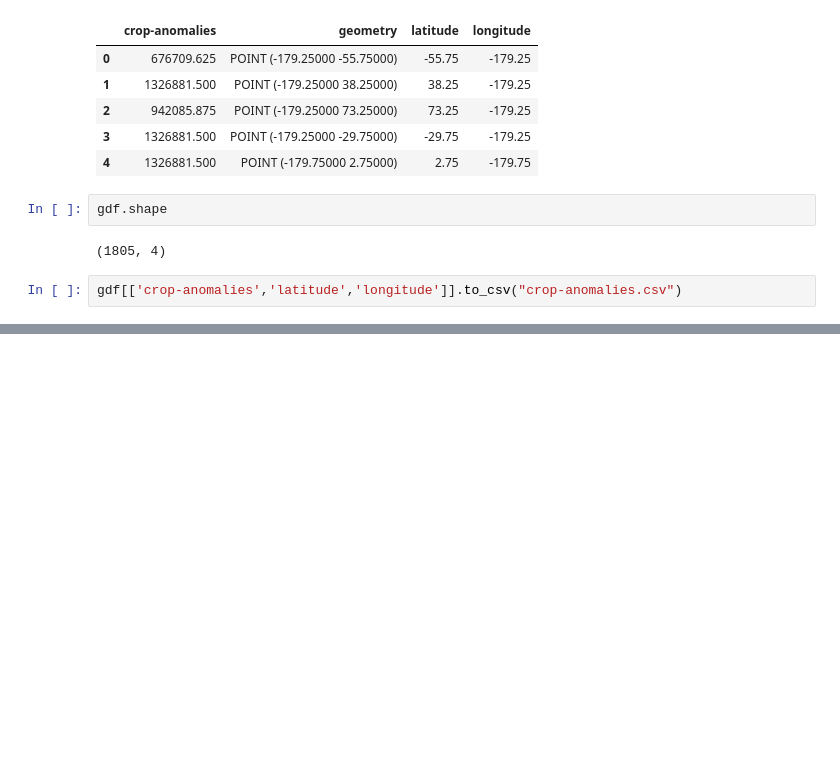
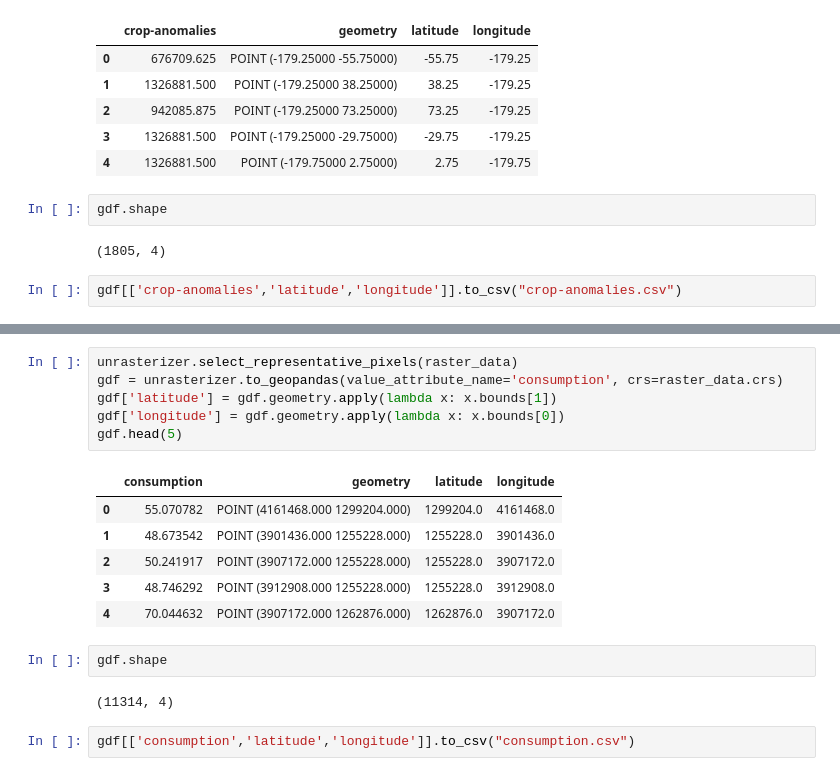
Before and after one commit to WorldModelers/ModelService, a Jupyter notebook: Model-Outputs/raster-to-csv.ipynb, the cells around one changed output, grey strips where cells are left out. Drawn from its saved outputs; the diff is of its cells as text; blank space fills up the shorter version.

```diff
--- a/Model-Outputs/raster-to-csv.ipynb
+++ b/Model-Outputs/raster-to-csv.ipynb
@@ -176,0 +194,19 @@ gdf[['crop-anomalies','latitude','longitude']].to_csv("crop-anomalies.csv")
+# %%
+unrasterizer.select_representative_pixels(raster_data)
+gdf = unrasterizer.to_geopandas(value_attribute_name='consumption', crs=raster_data.crs)
+gdf['latitude'] = gdf.geometry.apply(lambda x: x.bounds[1])
+gdf['longitude'] = gdf.geometry.apply(lambda x: x.bounds[0])
+gdf.head(5)
+# %% [output]
+|  | consumption | geometry | latitude | longitude |
+| 0 | 55.070782 | POINT (4161468.000 1299204.000) | 1299204.0 | 4161468.0 |
+| 1 | 48.673542 | POINT (3901436.000 1255228.000) | 1255228.0 | 3901436.0 |
+| 2 | 50.241917 | POINT (3907172.000 1255228.000) | 1255228.0 | 3907172.0 |
+| 3 | 48.746292 | POINT (3912908.000 1255228.000) | 1255228.0 | 3912908.0 |
+| 4 | 70.044632 | POINT (3907172.000 1262876.000) | 1262876.0 | 3907172.0 |
+# %%
+gdf.shape
+# %% [output]
+(11314, 4)
+# %%
+gdf[['consumption','latitude','longitude']].to_csv("consumption.csv")
```
Also changed, not shown: parts of 8 cells of this notebook, 2 other files.
